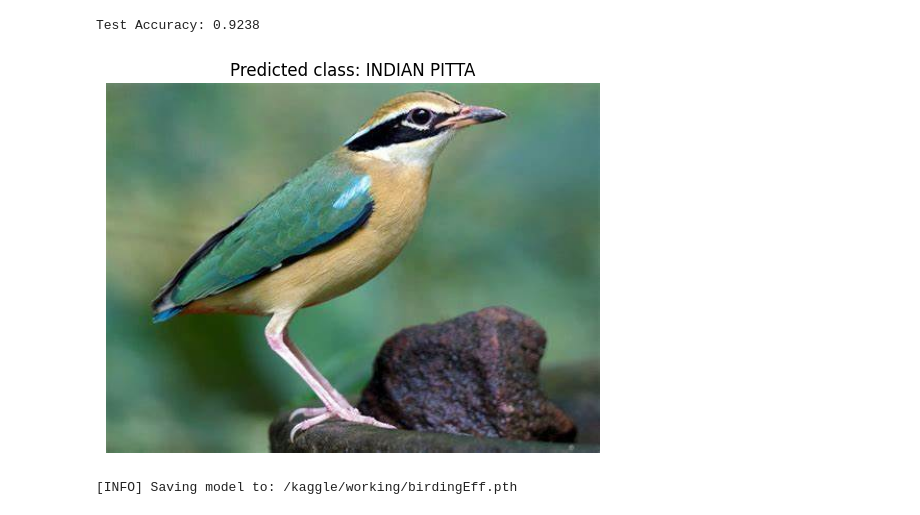
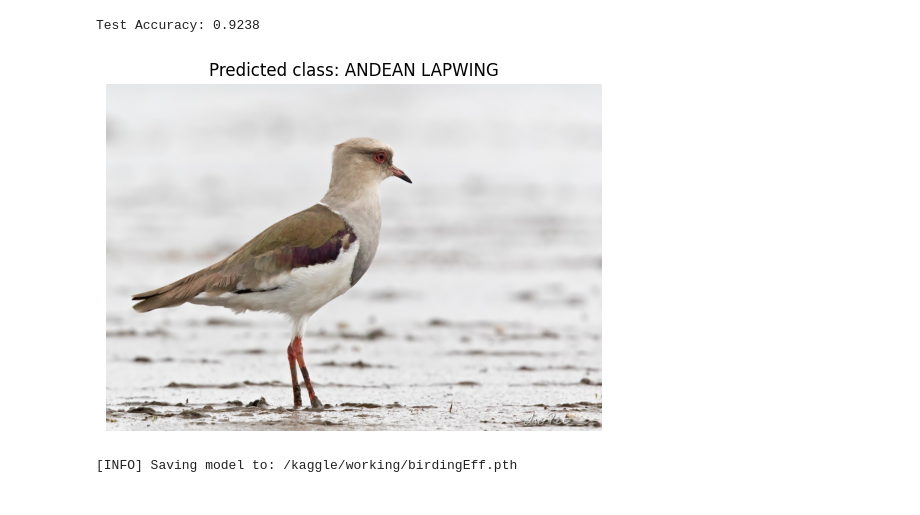
Before and after one commit to natisitotaw/Birding, a Jupyter notebook: Birding_EffNet.ipynb, the cells around one changed output. Saved outputs shown, nothing was run; the diff lists cells and outputs as text; code cells hidden in the pictures.

```diff
--- a/Birding_EffNet.ipynb
+++ b/Birding_EffNet.ipynb
@@ -259,37 +259,36 @@ def load_image(image_path):
     return image
 
 # URL or local file path of the image you want to test
-image_path = "https://th.bing.com/th/id/OIP.coOuWnewZqHswVkT01XjsAHaFj?rs=1&pid=ImgDetMain"  # Update with your image URL or file path
-
+image_path = "https://th.bing.com/th/id/R.00aaae6a20b045a049fd05e850419560?rik=VuMfjpVHrH1m7A&pid=ImgRaw&r=0"
 # Load the image
 image = load_image(image_path)
 
 # Preprocess the image
 transform = transforms.Compose([
     transforms.Resize((224, 224)),
     transforms.ToTensor(),
 ])
 preprocessed_image = transform(image).unsqueeze(0)  # Add batch dimension
 
 # Move preprocessed image to the appropriate device
 preprocessed_image = preprocessed_image.to(device)
 
 # Pass the preprocessed image through the model
 with torch.no_grad():
     model.eval()  # Set model to evaluation mode
     outputs = model(preprocessed_image)
 
 # Get the predicted class
 _, predicted = torch.max(outputs, 1)
 predicted_class = class_names[predicted.item()]
 
 # Display the image and predicted class
 plt.imshow(image)
 plt.axis('off')
 plt.title(f'Predicted class: {predicted_class}')
 plt.show()
 # %% [output]
-[figure, old version]
+[figure, new version]
 # %%
 from pathlib import Path
 
```
